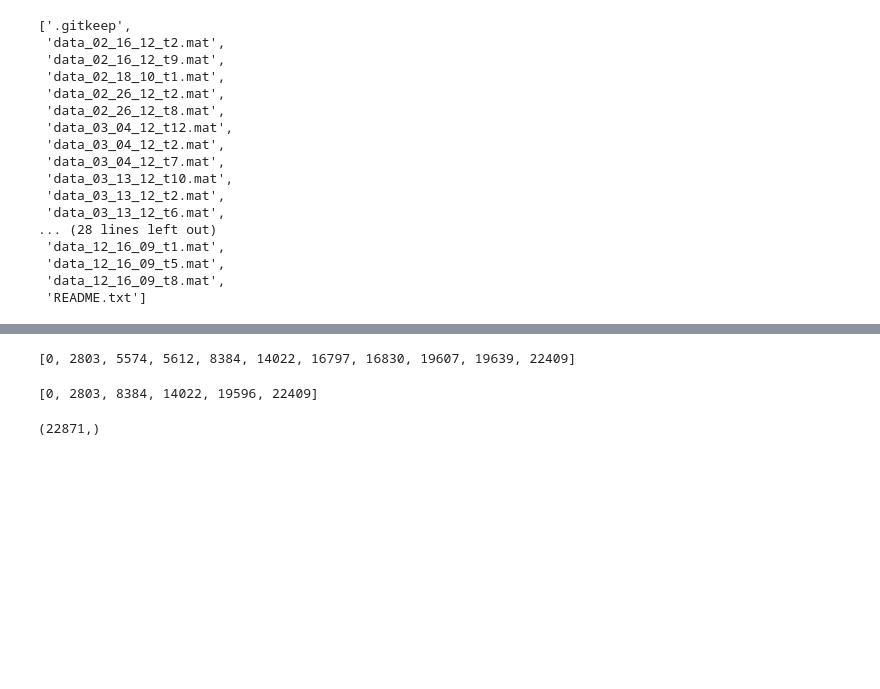
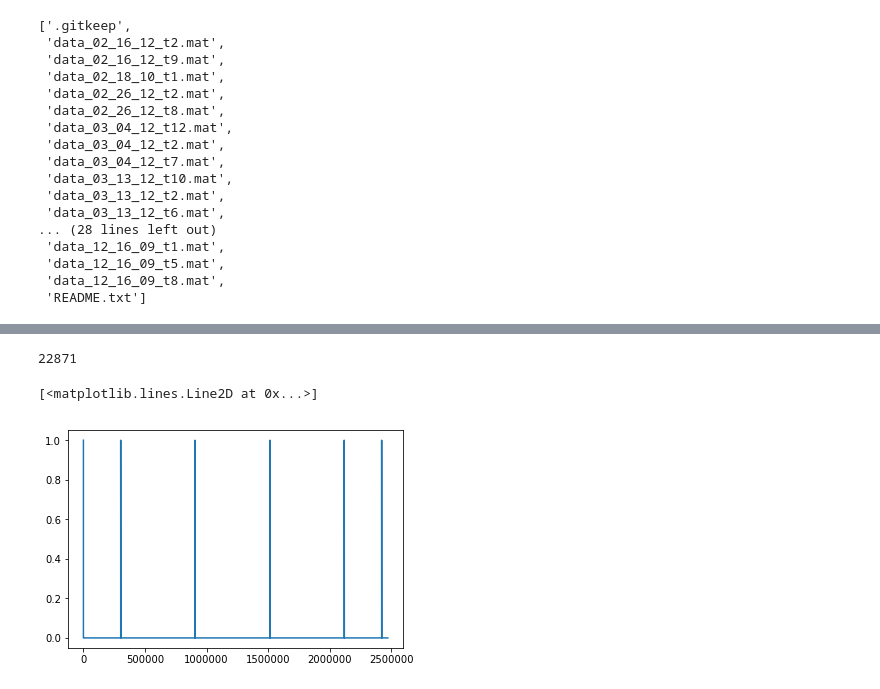
Before and after one commit to curious-abhinav/change-point, a Jupyter notebook: notebooks/neural_change_point.ipynb, the cells around one changed output, grey strips where cells are left out. Saved outputs shown, nothing was run; the diff lists cells and outputs as text; code cells hidden in the pictures; blank space fills up the shorter version.

```diff
--- a/notebooks/neural_change_point.ipynb
+++ b/notebooks/neural_change_point.ipynb
@@ -113,13 +153,17 @@ sum_diff_corr
 # %%
-summary_stat=sum_diff_corr['diff_frobenius']
-pelt(poisson(summary_stat), len(summary_stat))
+cp_exponential=pelt(exponential(summary_stat), len(summary_stat))
-# %% [output]
-[0, 2803, 5574, 5612, 8384, 14022, 16797, 16830, 19607, 19639, 22409]
-# %%
-pelt(exponential(summary_stat), len(summary_stat))
-# %% [output]
-[0, 2803, 8384, 14022, 19596, 22409]
+# %%
+time_pt=np.zeros(summary_stat.size * res * block_width)
 # %%
-summary_stat.shape
+summary_stat.size
 # %% [output]
-(22871,)
+22871
+# %%
+change_points=np.array(cp_exponential) * res * block_width
+# %%
+time_pt[change_points]=1
+# %%
+plt.plot(time_pt)
+# %% [output]
+[<matplotlib.lines.Line2D at 0x...>]
+[figure, added]
```
Also changed, not shown: parts of 11 cells of this notebook, 1 other file.
